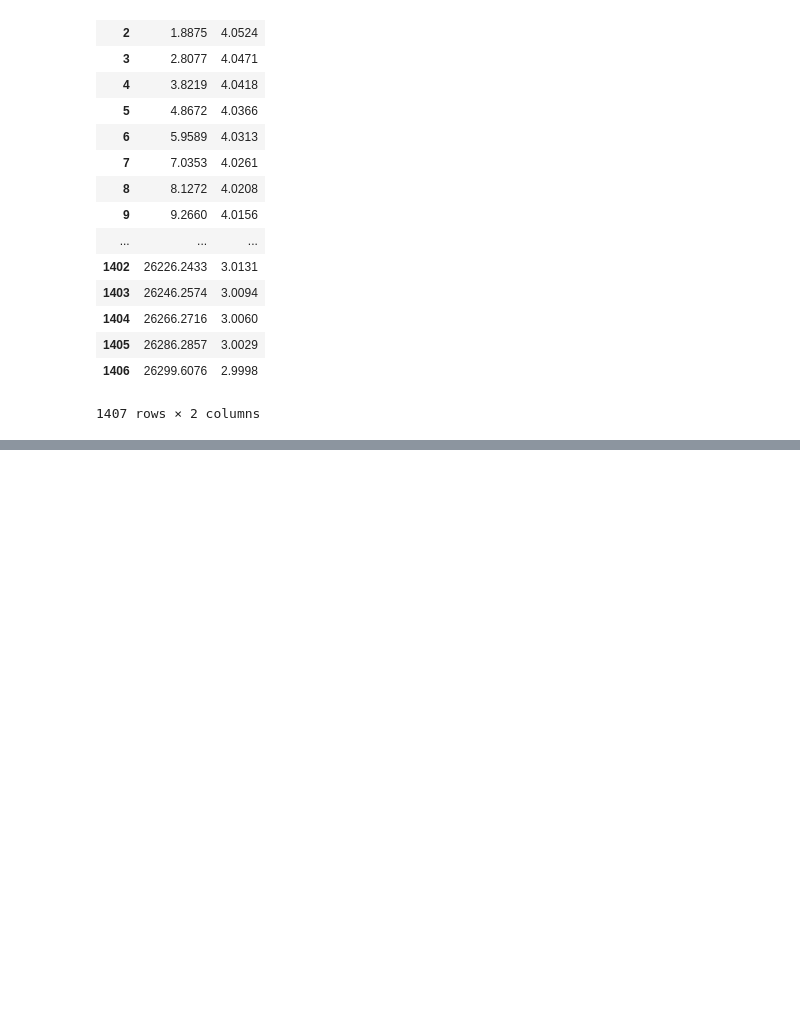
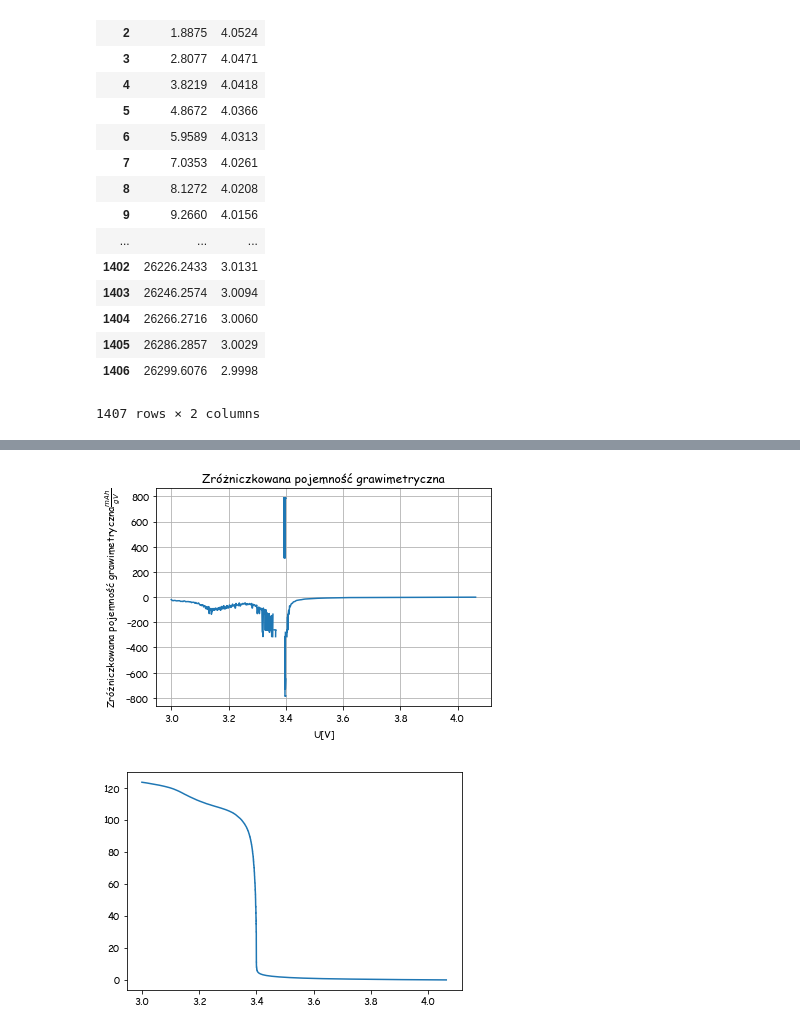
Before and after one commit to MarikinPaulina/WDFCS, a Jupyter notebook: Projekt/Lion.ipynb, the cells around one changed output, grey strips where cells are left out. Drawn from its saved outputs; the diff is of its cells as text; code cells hidden in the pictures; blank space fills up the shorter version.

```diff
--- a/Projekt/Lion.ipynb
+++ b/Projekt/Lion.ipynb
@@ -73,0 +74,15 @@ Pojemność:
+# %%
+plt.plot(dane['U[V]'],np.gradient(pojemnosc,dane['U[V]']))
+np.unique(dane['U[V]']).shape
+dane['U[V]'].shape
+plt.title('Zróżniczkowana pojemność grawimetryczna')
+plt.xlabel('U[V]')
+plt.ylabel(r'Zróżniczkowana pojemność grawimetryczna$\frac{mAh}{gV}$')
+plt.grid()
+plt.savefig('rozniczka.png')
+plt.show()
+plt.plot(dane['U[V]'],pojemnosc,label='dane')
+plt.savefig('odwrocony.png')
+# %% [output]
+[figure, added]
+[figure, added]
```
Also changed, not shown: parts of 5 cells of this notebook, 6 other files.
